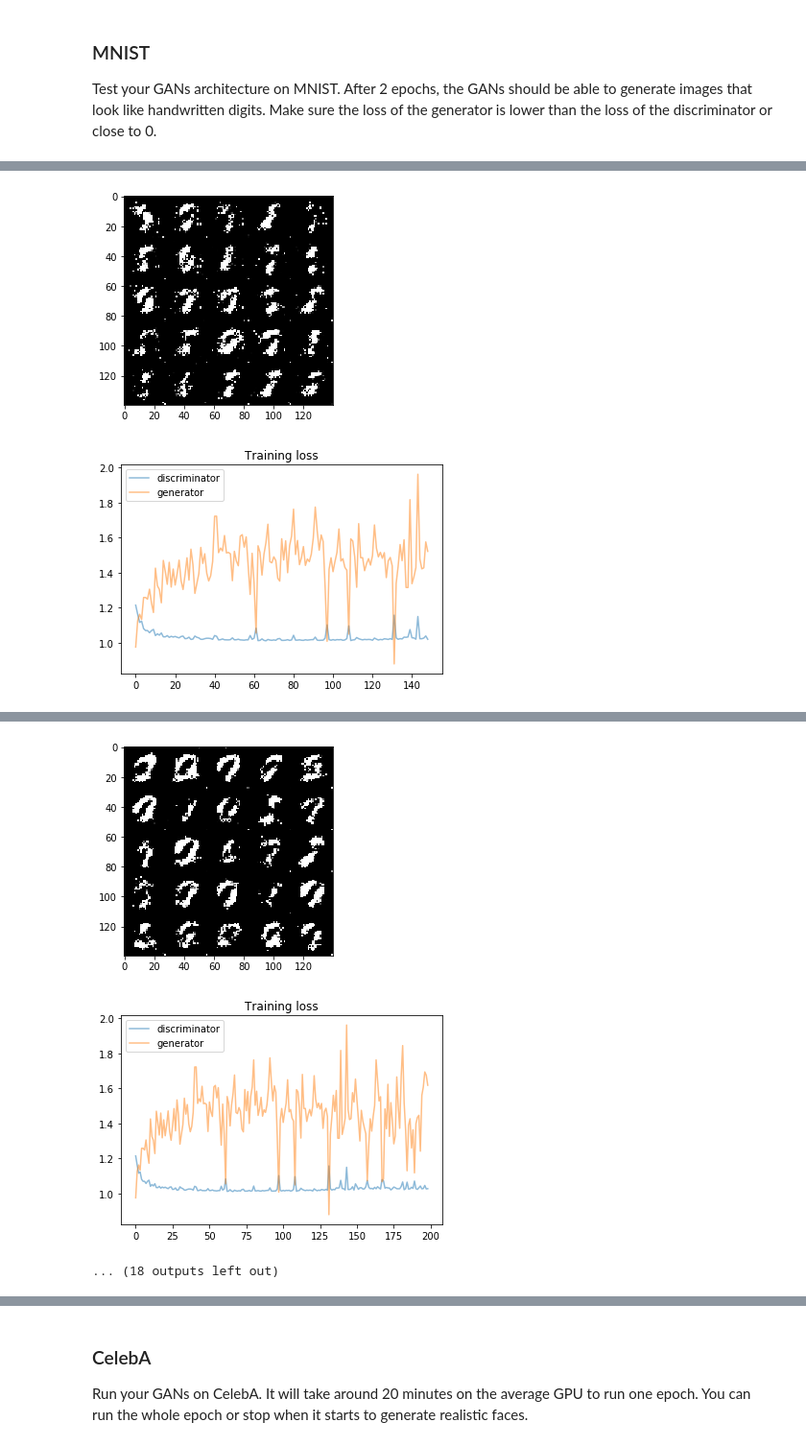
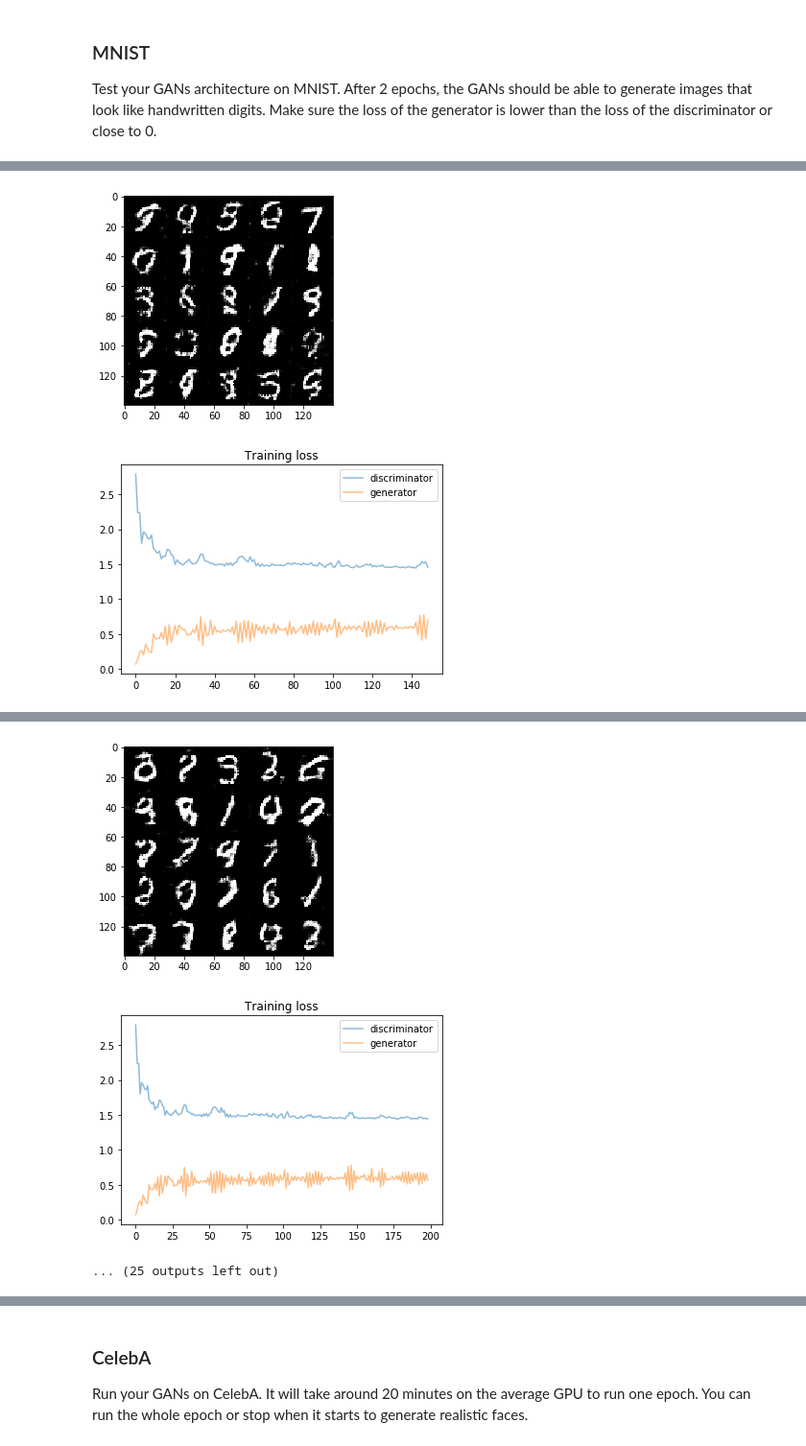
Before and after one commit to benbenlijie/gan_face_generation, a Jupyter notebook: dlnd_face_generation.ipynb, the cells around one changed output, grey strips where cells are left out. Shown at 96% size. Saved outputs shown, nothing was run; the diff lists cells and outputs as text; code cells hidden in the pictures.

```diff
--- a/dlnd_face_generation.ipynb
+++ b/dlnd_face_generation.ipynb
@@ -143,7 +143,7 @@ def LeakyReLU(inputs):
 def xavier_init(size, dtype, partition_info):
     in_dim = size[0]
     xavier_stddev = 1. / tf.sqrt(in_dim / 2.)
-    return tf.random_normal(shape=size, stddev=xavier_stddev, dtype=dtype)
+    return tf.random_normal(shape=size, stddev=0.02, dtype=dtype)
 
 def discriminator(images, reuse=False, is_training=True):
     """
@@ -406,11 +406,12 @@ def train(epoch_count, batch_size, z_dim, learning_rate, beta1, get_batches, dat
             sess.run(tf.global_variables_initializer())
 
         graph = tf.get_default_graph()
-        writer = tf.summary.FileWriter("log/lr={} bet={} smooth={} al={} dr={}".format(learning_rate,
+        writer = tf.summary.FileWriter("log/{}/lr={} bet={} smooth={} al={} dr={} zdim={}/8".format(save_path, learning_rate,
                                                                                       beta1,
                                                                                       smooth,
                                                                                       alpha,
-                                                                                      drop_rate), graph)
+                                                                                      drop_rate,
+                                                                                      z_dim), graph)
         begin_time = time.time()
         count = 0
         for epoch_i in range(epoch_count):
@@ -419,12 +420,12 @@ def train(epoch_count, batch_size, z_dim, learning_rate, beta1, get_batches, dat
                 batch_images *= 2.0
 
                 batch_z = np.random.normal(0., 1., size=(batch_size, z_dim))
-                for d_i in range(2):
+                for d_i in range(1):
                     # train discriminator more
                     _ = sess.run(d_solver, feed_dict={input_real: batch_images,
                                                   input_z: batch_z,
                                                   lr: learning_rate})
-                for d_i in range(1):
+                for d_i in range(8):
                     _ = sess.run(g_solver, feed_dict={
                         input_real: batch_images,
                         input_z: batch_z,
@@ -446,13 +447,14 @@ def train(epoch_count, batch_size, z_dim, learning_rate, beta1, get_batches, dat
                     show_generator_output(sess, 25, input_z, data_shape[3], data_image_mode)
                     showLoss()
                 losses.append((train_loss_d, train_loss_g))
-        if save_folder:
+                if save_folder and count % 300 == 0:
 
-            saver.save(sess, "{}/{}_{}_{}_{}.ckpt".format(save_folder,
-                                                         alpha,
-                                                         drop_rate,
-                                                         learning_rate,
-                                                         beta1))
+                    saver.save(sess, "{}/lr={} bet={} smooth={} al={} dr={}.ckpt".format(save_folder,
+                                                                  learning_rate,
+                                                                  beta1,
+                                                                  smooth,
+                                                                  alpha,
+                                                                  drop_rate))
         showLoss()
 def showLoss():
     fig, ax = pyplot.subplots()
@@ -468,8 +470,8 @@ Test your GANs architecture on MNIST.  After 2 epochs, the GANs should be able t
 # %%
 batch_size = 128
 z_dim = 50
-learning_rate = 3e-4
-beta1 = 0.4
+learning_rate = 2e-4
+beta1 = 0.35
 
 
 """
@@ -494,2 +496,2 @@ Epoch 150 Each train cost time: 1.7693096446990966 Discriminator Loss: 1.0555  G
-[figure, old version]
+[figure, new version]
-[figure, old version]
+[figure, new version]
@@ -497,3 +499,3 @@ Epoch 200 Each train cost time: 1.763635015487671 Discriminator Loss: 1.0273  Ge
-[figure, old version]
+[figure, new version]
-[figure, old version]
+[figure, new version]
-... (18 outputs left out)
+... (25 outputs left out)
```
Also changed, not shown: parts of 3 cells of this notebook, 1 other file.
